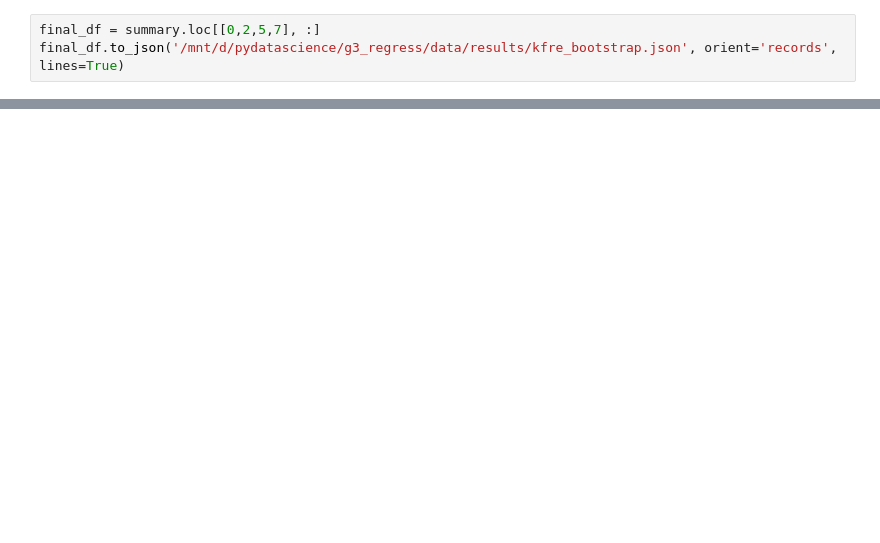
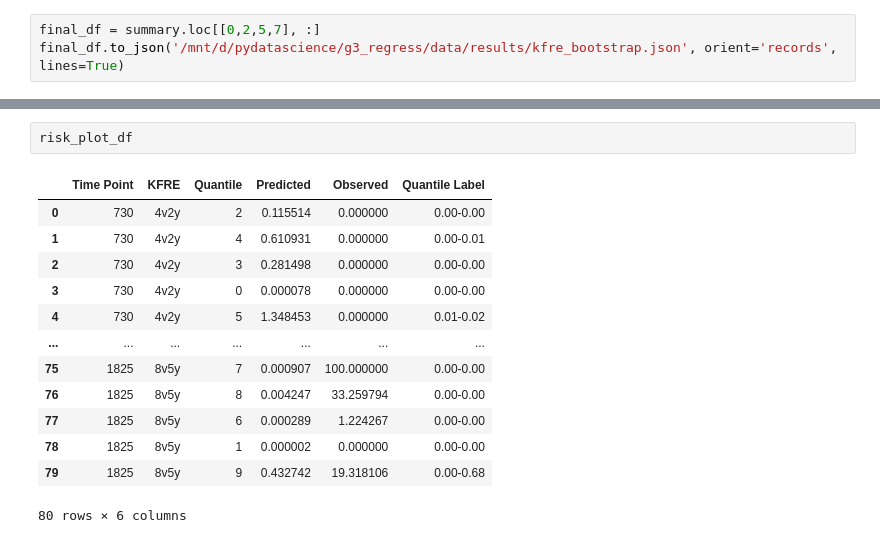
Before and after one commit to leungkcofficial/tarot, a Jupyter notebook: code/kfre.ipynb, the cells around one changed output, grey strips where cells are left out. Drawn from its saved outputs; the diff is of its cells as text; blank space fills up the shorter version.

```diff
--- a/code/kfre.ipynb
+++ b/code/kfre.ipynb
@@ -365,0 +374,16 @@ final_df.to_json('/mnt/d/pydatascience/g3_regress/data/results/kfre_bootstrap.js
+# %%
+risk_plot_df
+# %% [output]
+|  | Time Point | KFRE | Quantile | Predicted | Observed | Quantile Label |
+| 0 | 730 | 4v2y | 2 | 0.115514 | 0.000000 | 0.00-0.00 |
+| 1 | 730 | 4v2y | 4 | 0.610931 | 0.000000 | 0.00-0.01 |
+| 2 | 730 | 4v2y | 3 | 0.281498 | 0.000000 | 0.00-0.00 |
+| 3 | 730 | 4v2y | 0 | 0.000078 | 0.000000 | 0.00-0.00 |
+| 4 | 730 | 4v2y | 5 | 1.348453 | 0.000000 | 0.01-0.02 |
+| ... | ... | ... | ... | ... | ... | ... |
+| 75 | 1825 | 8v5y | 7 | 0.000907 | 100.000000 | 0.00-0.00 |
+| 76 | 1825 | 8v5y | 8 | 0.004247 | 33.259794 | 0.00-0.00 |
+| 77 | 1825 | 8v5y | 6 | 0.000289 | 1.224267 | 0.00-0.00 |
+| 78 | 1825 | 8v5y | 1 | 0.000002 | 0.000000 | 0.00-0.00 |
+| 79 | 1825 | 8v5y | 9 | 0.432742 | 19.318106 | 0.00-0.68 |
+80 rows × 6 columns
```
Also changed, not shown: parts of 10 cells of this notebook, 3 other files.
